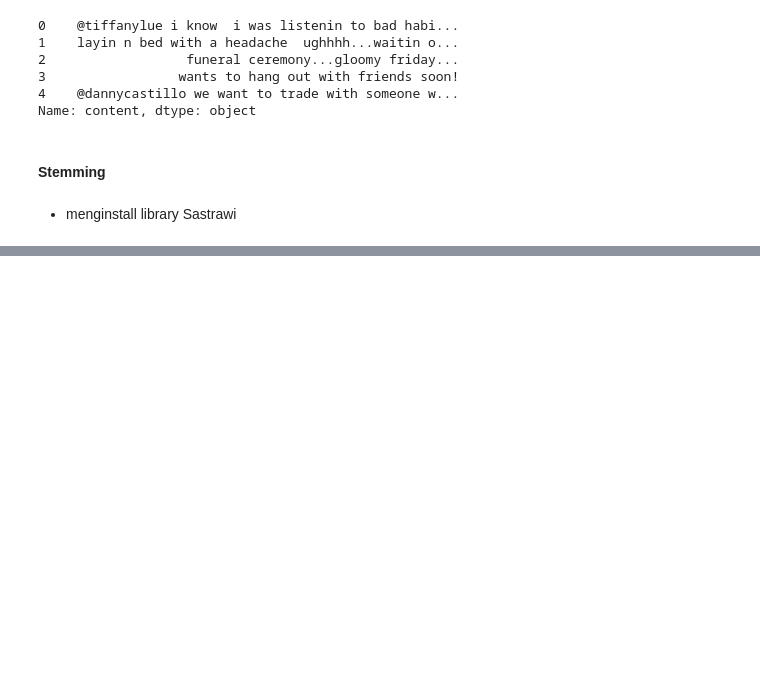
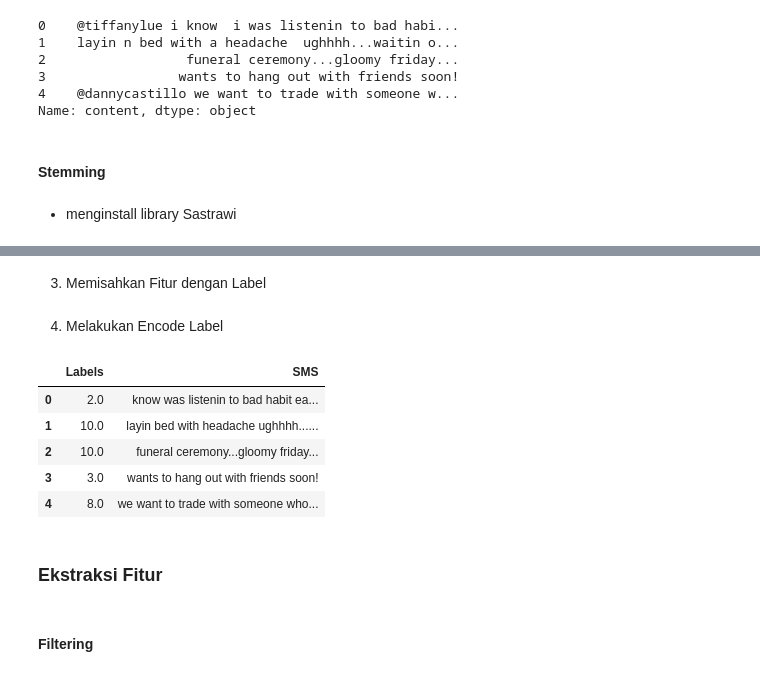
Before and after one commit to RadityaCatur/Machine_Learning_UTS, a Jupyter notebook: UTS_ML.ipynb, the cells around one changed output, grey strips where cells are left out. Cells and saved outputs as stored; diff of their text form; code cells hidden in the pictures; blank space fills up the shorter version.

```diff
--- a/UTS_ML.ipynb
+++ b/UTS_ML.ipynb
@@ -199,0 +258,2 @@ output
+# %% [markdown]
+3. Memisahkan Fitur dengan Label
@@ -199,0 +263,37 @@ output
+# %% [markdown]
+4. Melakukan Encode Label
+# %%
+# Data untuk label
+
+new_labels = {
+    'anger': 0,
+    'boredom' : 1,
+    'empty' : 2,
+    'enthusiasm' : 3,
+    'fun': 4,
+    'happiness' : 5,
+    'hate' :6,
+    'Love' : 7,
+    'neutral' : 8,
+    'relief' : 9,
+    'sadness' : 10,
+    'surprise' : 11,
+    'worry': 12,
+}
+
+# Encode label
+df['Labels'] = df['Labels'].map(new_labels)
+
+# Cek data
+df. head()
+# %% [output]
+|  | Labels | SMS |
+| 0 | 2.0 | know was listenin to bad habit ea... |
+| 1 | 10.0 | layin bed with headache ughhhh...... |
+| 2 | 10.0 | funeral ceremony...gloomy friday... |
+| 3 | 3.0 | wants to hang out with friends soon! |
+| 4 | 8.0 | we want to trade with someone who... |
+# %% [markdown]
+### Ekstraksi Fitur
+# %% [markdown]
+#### Filtering
```
Also changed, not shown: parts of 15 cells of this notebook.
